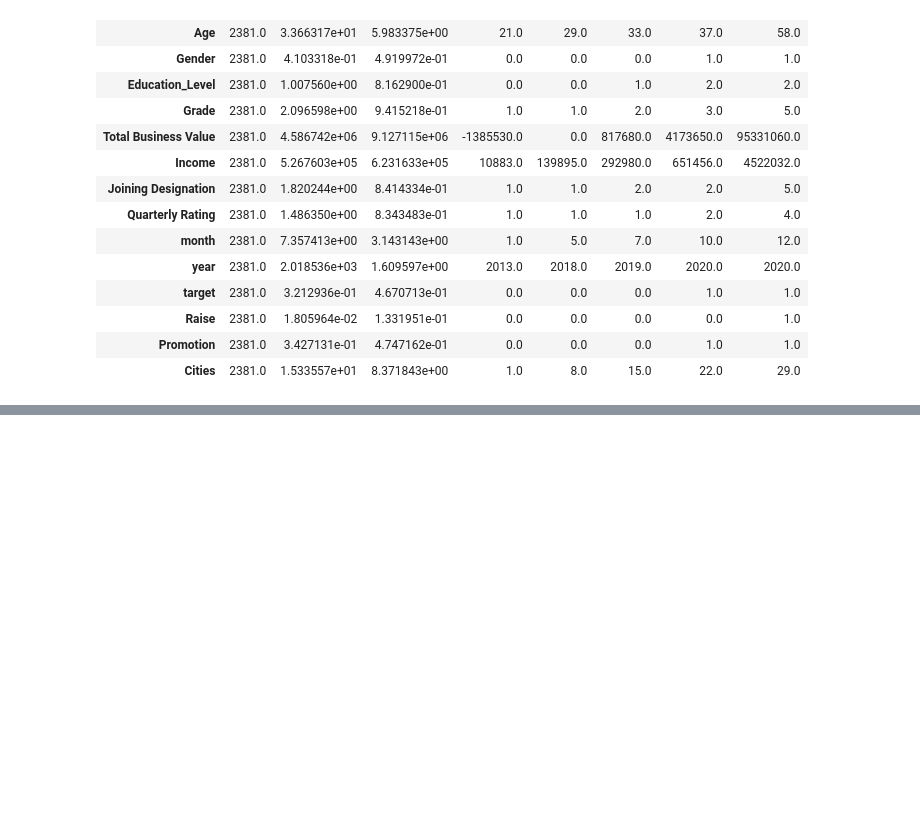
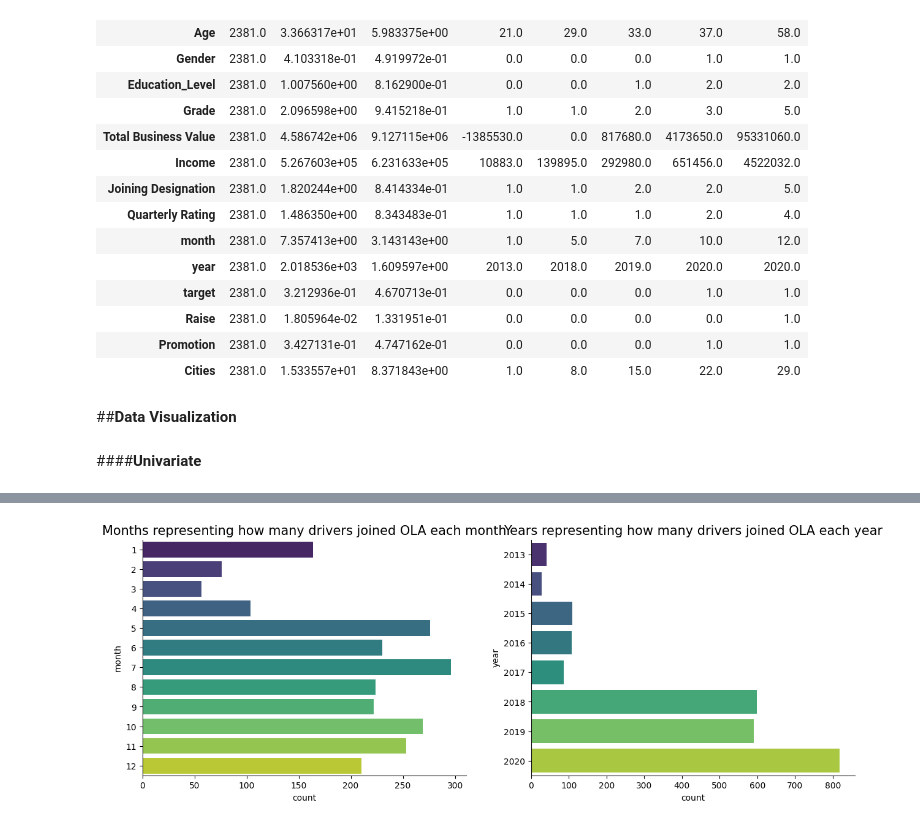
Before and after one commit to sr606/Machine_Learning_CaseStudies, a Jupyter notebook: OLA_Ensemble_Learning.ipynb, the cells around one changed output, grey strips where cells are left out. Cells and saved outputs as stored; diff of their text form; code cells hidden in the pictures; blank space fills up the shorter version.

```diff
--- a/OLA_Ensemble_Learning.ipynb
+++ b/OLA_Ensemble_Learning.ipynb
@@ -367,3 +365,21 @@ ola1.describe().T
 | Raise | 2381.0 | 1.805964e-02 | 1.331951e-01 | 0.0 | 0.0 | 0.0 | 0.0 | 1.0 |
 | Promotion | 2381.0 | 3.427131e-01 | 4.747162e-01 | 0.0 | 0.0 | 0.0 | 1.0 | 1.0 |
 | Cities | 2381.0 | 1.533557e+01 | 8.371843e+00 | 1.0 | 8.0 | 15.0 | 22.0 | 29.0 |
+# %% [markdown]
+##**Data Visualization**
+# %% [markdown]
+####**Univariate**
+# %%
+# figure1
+fig = plt.figure(figsize=(15,5))
+ax = fig.add_subplot(1,2,1)
+sns.countplot(y=ola1.month,palette='viridis')
+plt.title('Months representing how many drivers joined OLA each month',fontname='Franklin Gothic Medium', fontsize=15)
+
+
+ax = fig.add_subplot(1,2,2)
+sns.countplot(y=ola1.year,palette='viridis')
+plt.title('Years representing how many drivers joined OLA each year',fontname='Franklin Gothic Medium', fontsize=15)
+sns.despine()
+plt.show()
+# %% [output]
@@ -369,0 +394 @@ ola1.describe().T
+[figure, added]
```
Also changed, not shown: parts of 32 cells of this notebook.
